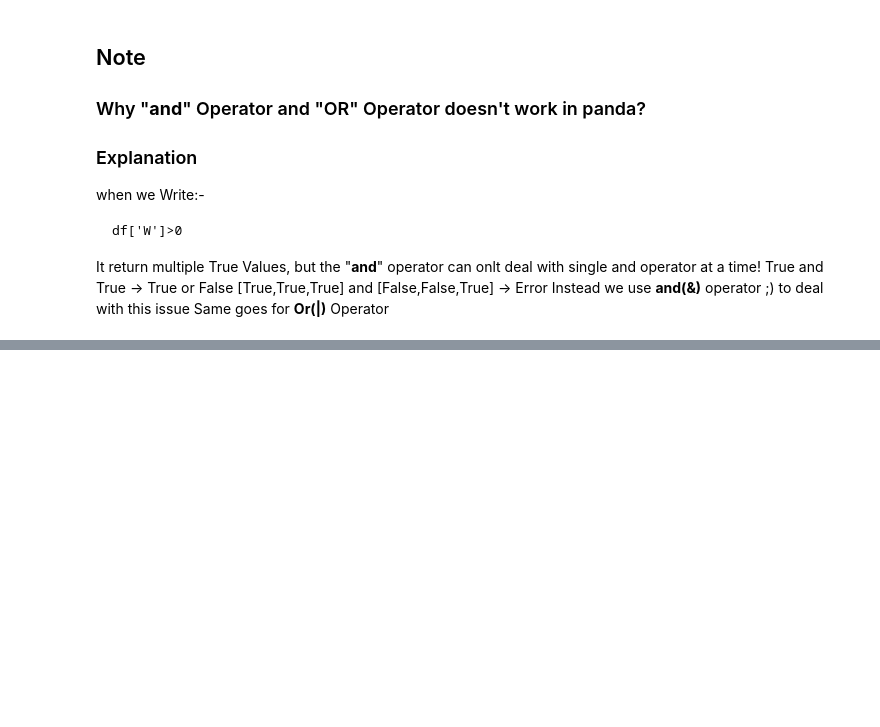
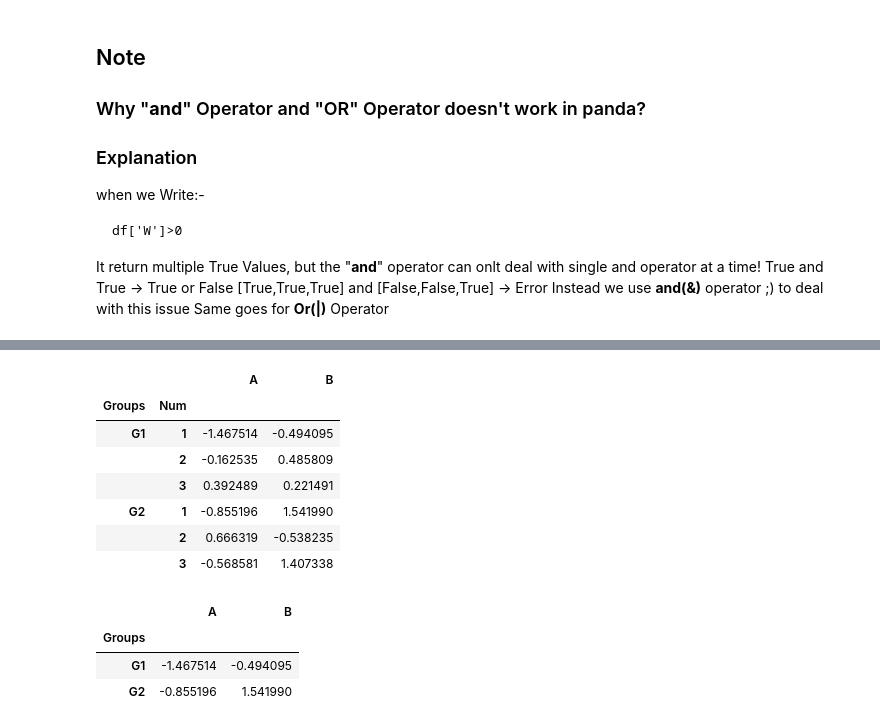
Before and after one commit to geeky-auro/TTL_CSE38, a Jupyter notebook: Practise/03_Pandas.ipynb, the cells around one changed output, grey strips where cells are left out. Drawn from its saved outputs; the diff is of its cells as text; code cells hidden in the pictures; blank space fills up the shorter version.

```diff
--- a/Practise/03_Pandas.ipynb
+++ b/Practise/03_Pandas.ipynb
@@ -567,0 +641,18 @@ df
+# %%
+df
+# %% [output]
+|  |  | A | B |
+| Groups | Num |  |  |
+| G1 | 1 | -1.467514 | -0.494095 |
+|  | 2 | -0.162535 | 0.485809 |
+|  | 3 | 0.392489 | 0.221491 |
+| G2 | 1 | -0.855196 | 1.541990 |
+|  | 2 | 0.666319 | -0.538235 |
+|  | 3 | -0.568581 | 1.407338 |
+# %%
+df.xs(1,level='Num')
+# %% [output]
+|  | A | B |
+| Groups |  |  |
+| G1 | -1.467514 | -0.494095 |
+| G2 | -0.855196 | 1.541990 |
```
Also changed, not shown: parts of 27 cells of this notebook, 1 other file.
